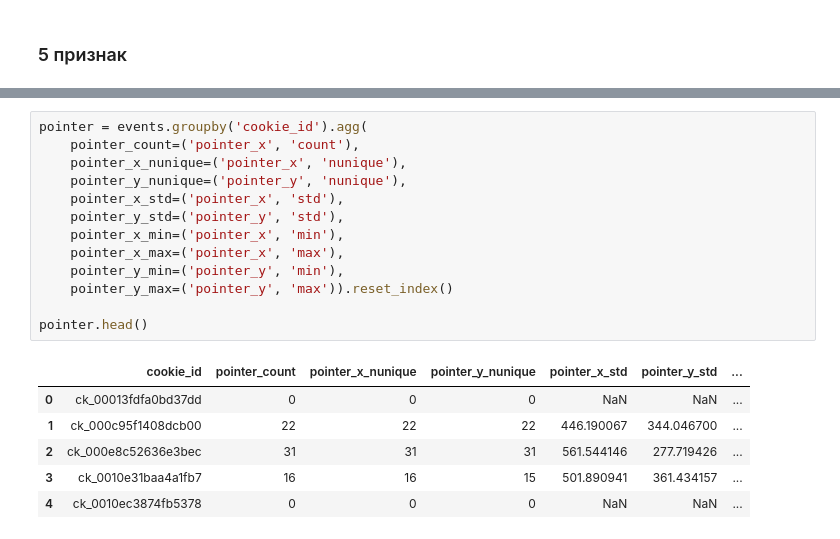
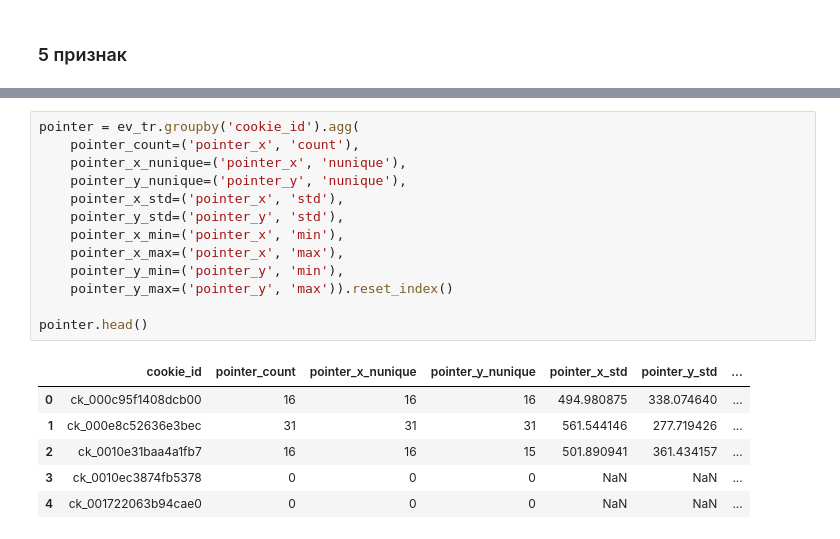
Before and after one commit to Awesomnaty/Avito_Bootcamp_ML, a Jupyter notebook: main.ipynb, the cells around one changed output, grey strips where cells are left out. Drawn from its saved outputs; the diff is of its cells as text.

```diff
--- a/main.ipynb
+++ b/main.ipynb
@@ -397,25 +396,25 @@ events.head()
 | 3 | ck_fbbed2ff14944ce9 | 2026-04-08 06:12:14 | 100 | search_results_view | web | Mozilla/5.0 (Macintosh; Intel Mac... | NaN | bytovaya_tehnika | novosibirsk | ... |
 | 4 | ck_56cc15c7c634cb9f | 2026-04-12 17:16:05 | 100 | search_results_view | web | Mozilla/5.0 (Macintosh; Intel Mac... | NaN | odezhda | sankt-peterburg | ... |
 # %%
-pointer = events.groupby('cookie_id').agg(
+pointer = ev_tr.groupby('cookie_id').agg(
     pointer_count=('pointer_x', 'count'),
     pointer_x_nunique=('pointer_x', 'nunique'),
     pointer_y_nunique=('pointer_y', 'nunique'),
     pointer_x_std=('pointer_x', 'std'),
     pointer_y_std=('pointer_y', 'std'),
     pointer_x_min=('pointer_x', 'min'),
     pointer_x_max=('pointer_x', 'max'),
     pointer_y_min=('pointer_y', 'min'),
     pointer_y_max=('pointer_y', 'max')).reset_index()
 
 pointer.head()
 # %% [output]
 |  | cookie_id | pointer_count | pointer_x_nunique | pointer_y_nunique | pointer_x_std | pointer_y_std | ... |
-| 0 | ck_00013fdfa0bd37dd | 0 | 0 | 0 | NaN | NaN | ... |
-| 1 | ck_000c95f1408dcb00 | 22 | 22 | 22 | 446.190067 | 344.046700 | ... |
-| 2 | ck_000e8c52636e3bec | 31 | 31 | 31 | 561.544146 | 277.719426 | ... |
-| 3 | ck_0010e31baa4a1fb7 | 16 | 16 | 15 | 501.890941 | 361.434157 | ... |
-| 4 | ck_0010ec3874fb5378 | 0 | 0 | 0 | NaN | NaN | ... |
+| 0 | ck_000c95f1408dcb00 | 16 | 16 | 16 | 494.980875 | 338.074640 | ... |
+| 1 | ck_000e8c52636e3bec | 31 | 31 | 31 | 561.544146 | 277.719426 | ... |
+| 2 | ck_0010e31baa4a1fb7 | 16 | 16 | 15 | 501.890941 | 361.434157 | ... |
+| 3 | ck_0010ec3874fb5378 | 0 | 0 | 0 | NaN | NaN | ... |
+| 4 | ck_001722063b94cae0 | 0 | 0 | 0 | NaN | NaN | ... |
 # %%
 features = features_merge(features, pointer)
 features.head()
```
Also changed, not shown: parts of 18 cells of this notebook.
